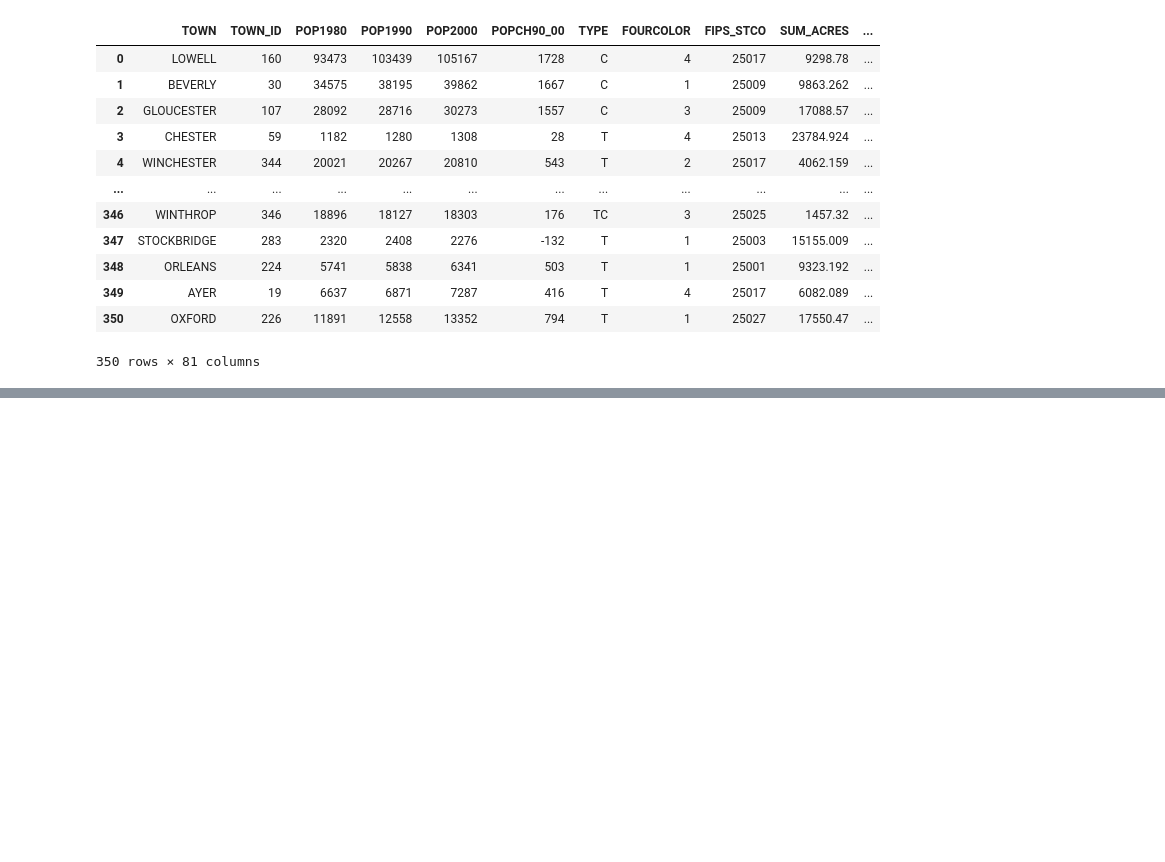
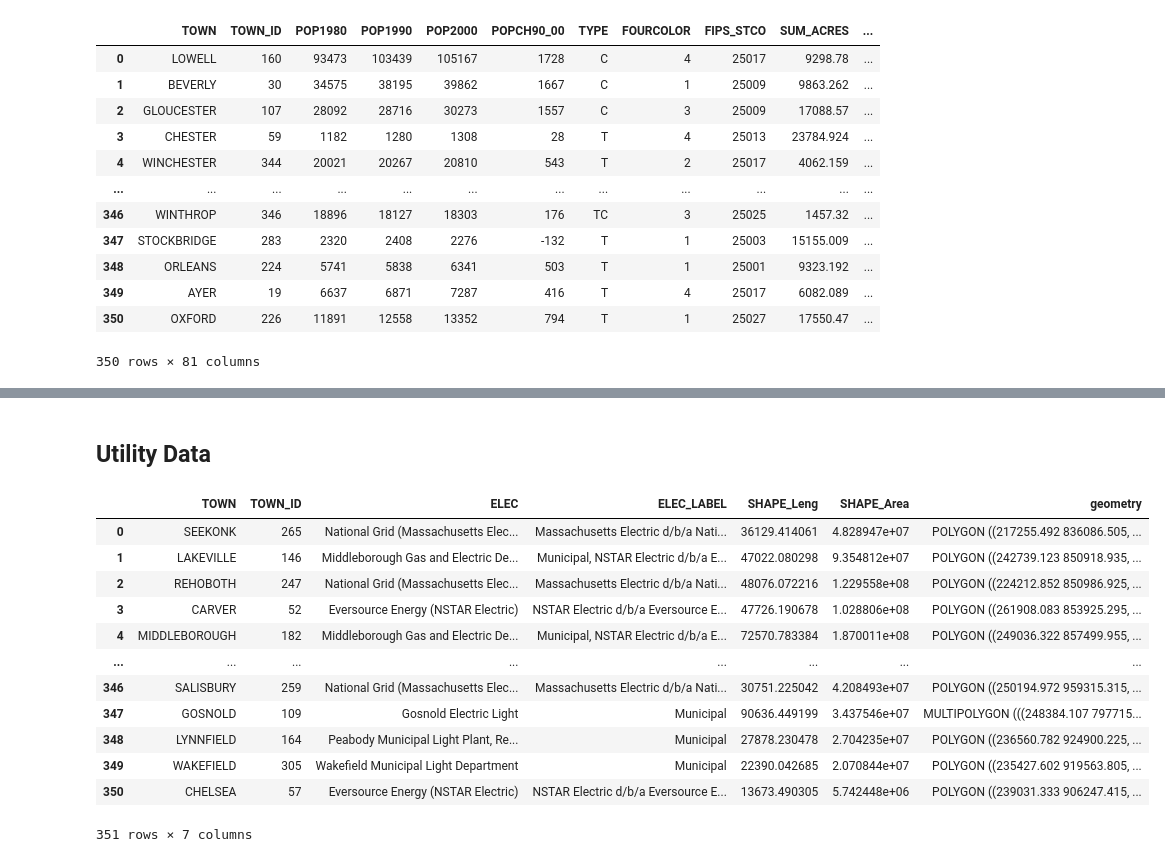
Before and after one commit to ghostpress/ee509-project, a Jupyter notebook: code/processing/dataProcNotebook.ipynb, the cells around one changed output, grey strips where cells are left out. Cells and saved outputs as stored; diff of their text form; code cells hidden in the pictures; blank space fills up the shorter version.

Commit message:
Processed voting and utility data

```diff
--- a/code/processing/dataProcNotebook.ipynb
+++ b/code/processing/dataProcNotebook.ipynb
@@ -465,0 +464,20 @@ DriverIOError: Failed to create file /home/lucia/bu/year4/semester2/EE509/projec
+# %% [markdown]
+## Utility Data
+# %%
+util = gpd.read_file(dataF('utilityServiceProviders/TOWNS_POLY_V_ELEC.shp'))
+# %%
+util
+# %% [output]
+|  | TOWN | TOWN_ID | ELEC | ELEC_LABEL | SHAPE_Leng | SHAPE_Area | geometry |
+| 0 | SEEKONK | 265 | National Grid (Massachusetts Elec... | Massachusetts Electric d/b/a Nati... | 36129.414061 | 4.828947e+07 | POLYGON ((217255.492 836086.505, ... |
+| 1 | LAKEVILLE | 146 | Middleborough Gas and Electric De... | Municipal, NSTAR Electric d/b/a E... | 47022.080298 | 9.354812e+07 | POLYGON ((242739.123 850918.935, ... |
+| 2 | REHOBOTH | 247 | National Grid (Massachusetts Elec... | Massachusetts Electric d/b/a Nati... | 48076.072216 | 1.229558e+08 | POLYGON ((224212.852 850986.925, ... |
+| 3 | CARVER | 52 | Eversource Energy (NSTAR Electric) | NSTAR Electric d/b/a Eversource E... | 47726.190678 | 1.028806e+08 | POLYGON ((261908.083 853925.295, ... |
+| 4 | MIDDLEBOROUGH | 182 | Middleborough Gas and Electric De... | Municipal, NSTAR Electric d/b/a E... | 72570.783384 | 1.870011e+08 | POLYGON ((249036.322 857499.955, ... |
+| ... | ... | ... | ... | ... | ... | ... | ... |
+| 346 | SALISBURY | 259 | National Grid (Massachusetts Elec... | Massachusetts Electric d/b/a Nati... | 30751.225042 | 4.208493e+07 | POLYGON ((250194.972 959315.315, ... |
+| 347 | GOSNOLD | 109 | Gosnold Electric Light | Municipal | 90636.449199 | 3.437546e+07 | MULTIPOLYGON (((248384.107 797715... |
+| 348 | LYNNFIELD | 164 | Peabody Municipal Light Plant, Re... | Municipal | 27878.230478 | 2.704235e+07 | POLYGON ((236560.782 924900.225, ... |
+| 349 | WAKEFIELD | 305 | Wakefield Municipal Light Department | Municipal | 22390.042685 | 2.070844e+07 | POLYGON ((235427.602 919563.805, ... |
+| 350 | CHELSEA | 57 | Eversource Energy (NSTAR Electric) | NSTAR Electric d/b/a Eversource E... | 13673.490305 | 5.742448e+06 | POLYGON ((239031.333 906247.415, ... |
+351 rows × 7 columns
```
Also changed, not shown: parts of 7 cells of this notebook.
